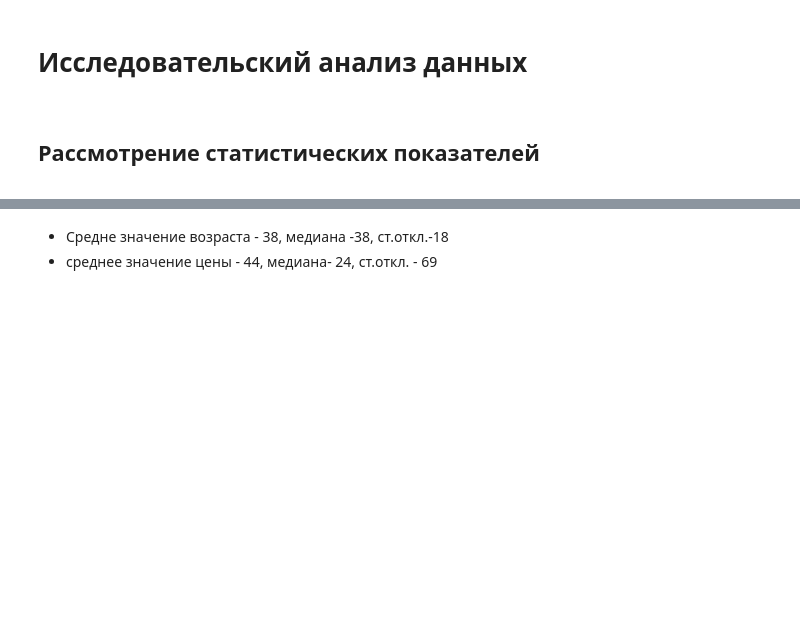
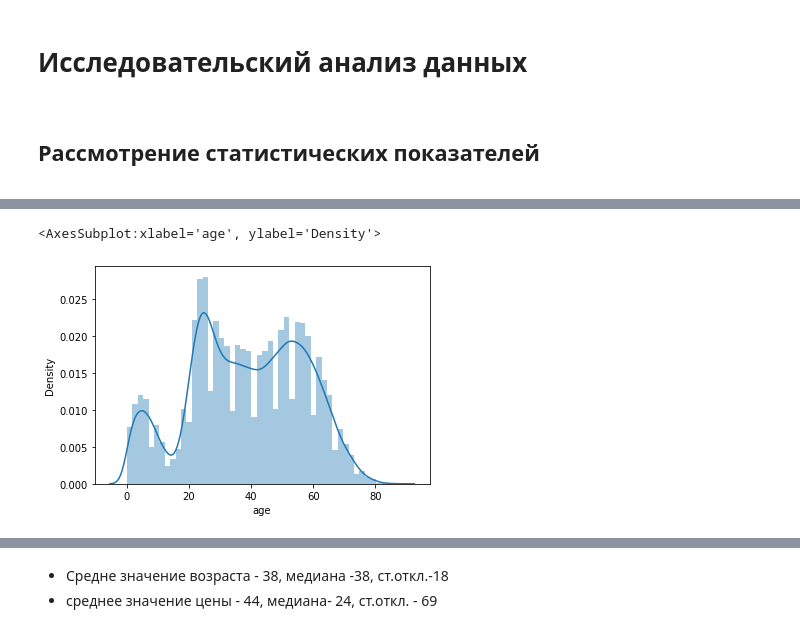
Before and after one commit to niksonnn/rss, a Jupyter notebook: Titanik_EDA.ipynb, the cells around one changed output, grey strips where cells are left out. Cells and saved outputs as stored; diff of their text form; code cells hidden in the pictures; blank space fills up the shorter version.

```diff
--- a/Titanik_EDA.ipynb
+++ b/Titanik_EDA.ipynb
@@ -104,7 +104,7 @@ warnings.simplefilter('ignore')
 try:
     df = pd.read_csv('train.csv')
 except:
-    df = pd.read_csv('/datasets/games.csv')
+    df = pd.read_csv('https://raw.githubusercontent.com/niksonnn/rss/main/train.csv')
 # %% [markdown]
 Просмотр первых строк и получение общей информации о данных в таблицах
 # %%
@@ -508,3 +508,8 @@ df.describe()
 | 50% | 49999.500000 | 0.000000 | 2.000000 | 38.000000 | 0.000000 | 0.000000 | 24.460000 | 0.00000 |
 | 75% | 74999.250000 | 1.000000 | 3.000000 | 53.000000 | 1.000000 | 1.000000 | 33.500000 | 1.00000 |
 | max | 99999.000000 | 1.000000 | 3.000000 | 87.000000 | 8.000000 | 9.000000 | 744.660000 | 1.00000 |
+# %%
+sns.distplot(df['age'])
+# %% [output]
+<AxesSubplot:xlabel='age', ylabel='Density'>
+[figure, added]
```
Also changed, not shown: parts of 8 cells of this notebook.
